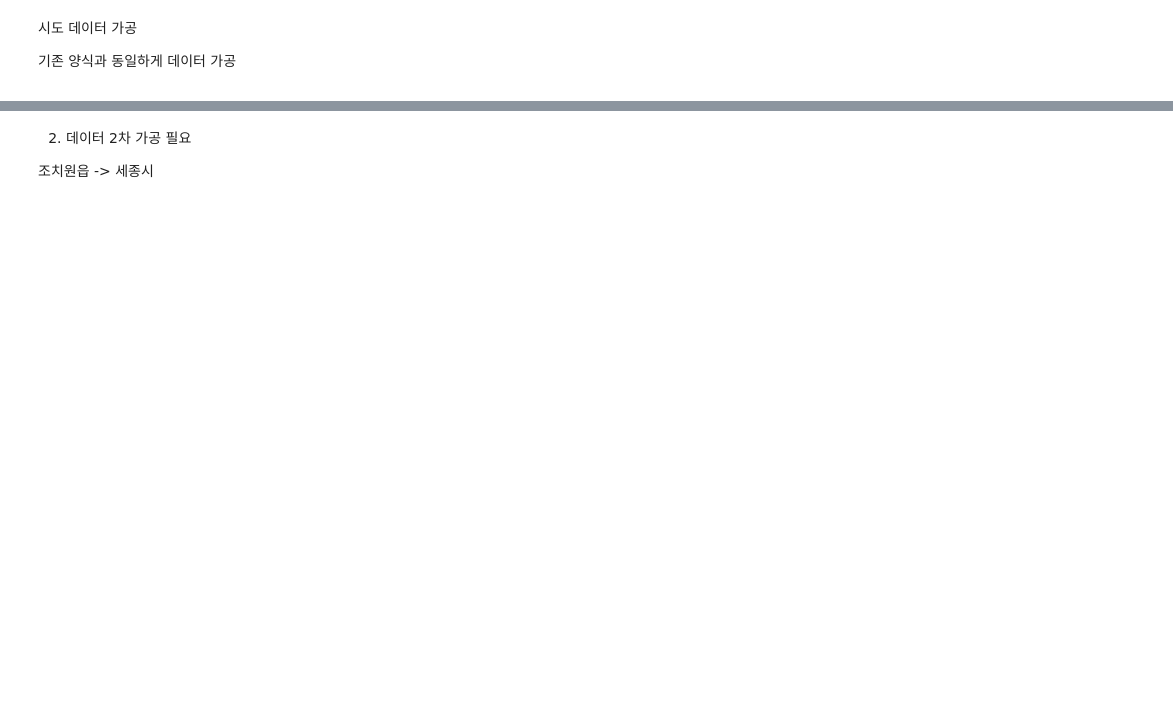
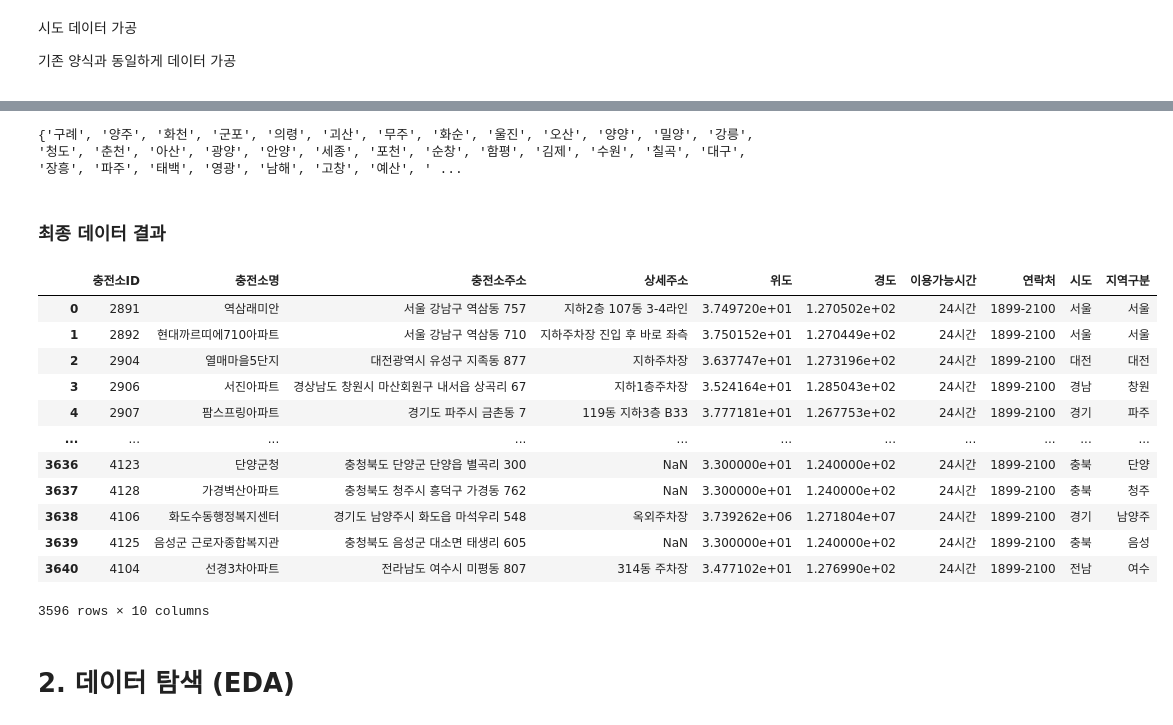
Before and after one commit to KernelTrek/ai_challenge, a Jupyter notebook: 1. 자동차_등록자료통계_전처리.ipynb, the cells around one changed output, grey strips where cells are left out. Cells and saved outputs as stored; diff of their text form; code cells hidden in the pictures; blank space fills up the shorter version.

```diff
--- a/1. 자동차_등록자료통계_전처리.ipynb
+++ b/1. 자동차_등록자료통계_전처리.ipynb
@@ -584,4 +632,33 @@ print(tmp)
-# %% [markdown]
-2. 데이터 2차 가공 필요
-
-조치원읍 -> 세종시
+# %%
+tmp = list()
+for i in elec_charging_station_df.index:
+    address = elec_charging_station_df.loc[i, '시도']
+    if address in ('경남', '경북', '충남', '충북', '전남', '전북', '강원', '경기'):
+        tmp.append(elec_charging_station_df.loc[i, '충전소주소'].split()[1][:-1])
+    else:
+        tmp.append(address)
+
+elec_charging_station_df['지역구분'] = tmp
+print(set(tmp))
+# %% [output]
+{'구례', '양주', '화천', '군포', '의령', '괴산', '무주', '화순', '울진', '오산', '양양', '밀양', '강릉', '청도', '춘천', '아산', '광양', '안양', '세종', '포천', '순창', '함평', '김제', '수원', '칠곡', '대구', '장흥', '파주', '태백', '영광', '남해', '고창', '예산', ' ...
+# %% [markdown]
+### 최종 데이터 결과
+# %%
+elec_charging_station_df
+# %% [output]
+|  | 충전소ID | 충전소명 | 충전소주소 | 상세주소 | 위도 | 경도 | 이용가능시간 | 연락처 | 시도 | 지역구분 |
+| 0 | 2891 | 역삼래미안 | 서울 강남구 역삼동 757 | 지하2층 107동 3-4라인 | 3.749720e+01 | 1.270502e+02 | 24시간 | 1899-2100 | 서울 | 서울 |
+| 1 | 2892 | 현대까르띠에710아파트 | 서울 강남구 역삼동 710 | 지하주차장 진입 후 바로 좌측 | 3.750152e+01 | 1.270449e+02 | 24시간 | 1899-2100 | 서울 | 서울 |
+| 2 | 2904 | 열매마을5단지 | 대전광역시 유성구 지족동 877 | 지하주차장 | 3.637747e+01 | 1.273196e+02 | 24시간 | 1899-2100 | 대전 | 대전 |
+| 3 | 2906 | 서진아파트 | 경상남도 창원시 마산회원구 내서읍 상곡리 67 | 지하1층주차장 | 3.524164e+01 | 1.285043e+02 | 24시간 | 1899-2100 | 경남 | 창원 |
+| 4 | 2907 | 팜스프링아파트 | 경기도 파주시 금촌동 7 | 119동 지하3층 B33 | 3.777181e+01 | 1.267753e+02 | 24시간 | 1899-2100 | 경기 | 파주 |
+| ... | ... | ... | ... | ... | ... | ... | ... | ... | ... | ... |
+| 3636 | 4123 | 단양군청 | 충청북도 단양군 단양읍 별곡리 300 | NaN | 3.300000e+01 | 1.240000e+02 | 24시간 | 1899-2100 | 충북 | 단양 |
+| 3637 | 4128 | 가경벽산아파트 | 충청북도 청주시 흥덕구 가경동 762 | NaN | 3.300000e+01 | 1.240000e+02 | 24시간 | 1899-2100 | 충북 | 청주 |
+| 3638 | 4106 | 화도수동행정복지센터 | 경기도 남양주시 화도읍 마석우리 548 | 옥외주차장 | 3.739262e+06 | 1.271804e+07 | 24시간 | 1899-2100 | 경기 | 남양주 |
+| 3639 | 4125 | 음성군 근로자종합복지관 | 충청북도 음성군 대소면 태생리 605 | NaN | 3.300000e+01 | 1.240000e+02 | 24시간 | 1899-2100 | 충북 | 음성 |
+| 3640 | 4104 | 선경3차아파트 | 전라남도 여수시 미평동 807 | 314동 주차장 | 3.477102e+01 | 1.276990e+02 | 24시간 | 1899-2100 | 전남 | 여수 |
+3596 rows × 10 columns
+# %% [markdown]
+# 2. 데이터 탐색 (EDA)
```
Also changed, not shown: parts of 27 cells of this notebook.
